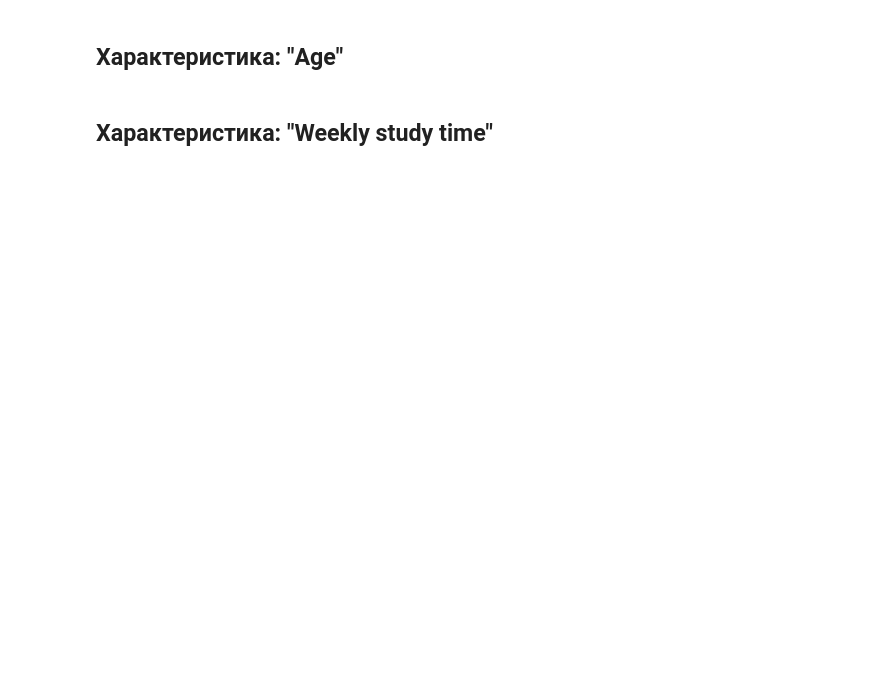
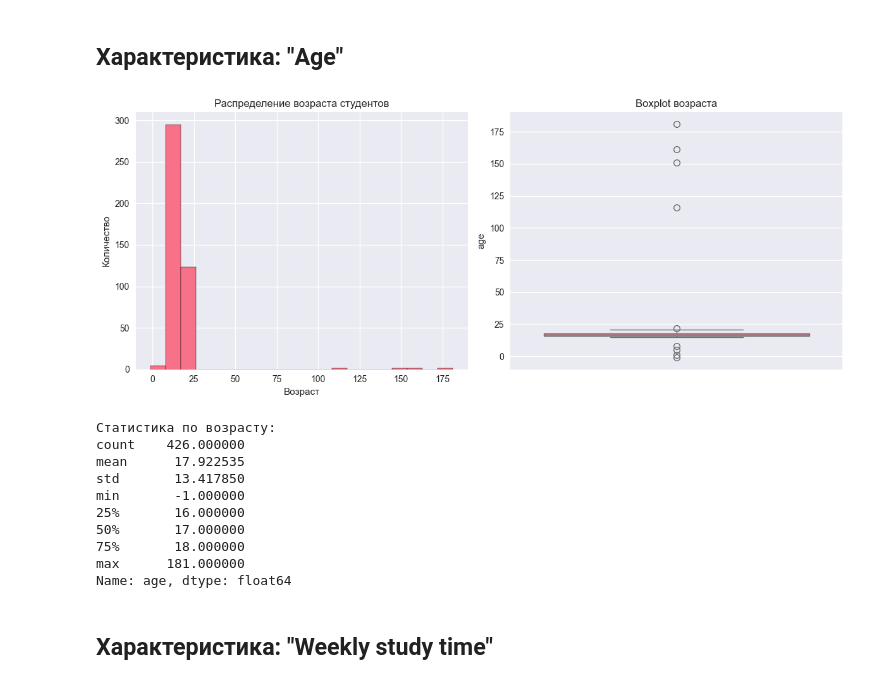
Before and after one commit to UmbrellaLeaf5/machine_learning, a Jupyter notebook: homeworks/hw1/hw_1_EDA.ipynb, the cells around one changed output. Cells and saved outputs as stored; diff of their text form; code cells hidden in the pictures; blank space fills up the shorter version.

```diff
--- a/homeworks/hw1/hw_1_EDA.ipynb
+++ b/homeworks/hw1/hw_1_EDA.ipynb
@@ -48,4 +81,36 @@ __Основной критерий оценивания__ - читаемост
 # %% [markdown]
 ## Характеристика: "Age"
+# %%
+# Гистограмма для возраста
+plt.figure(figsize=(12, 5))
+
+plt.subplot(1, 2, 1)
+X_train["age"].hist(bins=20, edgecolor="black")
+plt.xlabel("Возраст")
+plt.ylabel("Количество")
+plt.title("Распределение возраста студентов")
+
+plt.subplot(1, 2, 2)
+sns.boxplot(data=X_train, y="age")
+plt.title("Boxplot возраста")
+
+plt.tight_layout()
+plt.show()
+
+# Статистика по возрасту
+print("Статистика по возрасту:")
+print(X_train["age"].describe())
+# %% [output]
+[figure, added]
+Статистика по возрасту:
+count    426.000000
+mean      17.922535
+std       13.417850
+min       -1.000000
+25%       16.000000
+50%       17.000000
+75%       18.000000
+max      181.000000
+Name: age, dtype: float64
 # %% [markdown]
 ## Характеристика: "Weekly study time"
```
Also changed, not shown: parts of 32 cells of this notebook, 2 other files.
